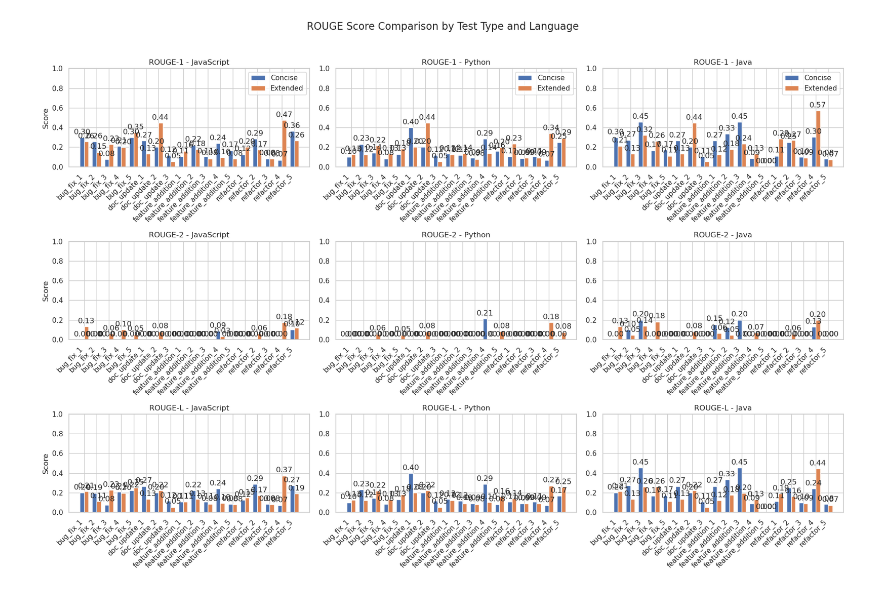
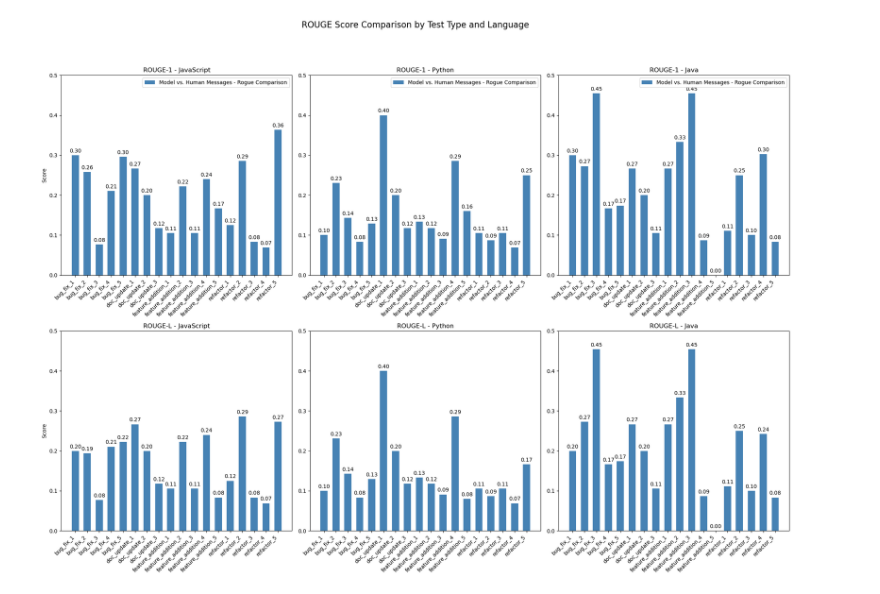
Before and after one commit to geoskimoto/commit-message-generator-api, a Jupyter notebook: Evaluation/Rouge.ipynb, the cells around one changed output. Saved outputs shown, nothing was run; the diff lists cells and outputs as text; code cells hidden in the pictures.

Commit message:
edited eval plots

```diff
--- a/Evaluation/Rouge.ipynb
+++ b/Evaluation/Rouge.ipynb
@@ -16,34 +16,34 @@ human_msgs_extended = df['human - extended'].astype(str)
 df['model'] = df['model'].apply(lambda x: re.sub(r'^.*?:\s*', '', str(x)))
 # %%
 # Initialize scorer with ROUGE-1, ROUGE-2, and ROUGE-L
-scorer = rouge_scorer.RougeScorer(['rouge1', 'rouge2', 'rougeL'], use_stemmer=True)
+scorer = rouge_scorer.RougeScorer(['rouge1', 'rougeL'], use_stemmer=True)
 
 rouge1_concise_scores = []
-rouge2_concise_scores = []
+# rouge2_concise_scores = []
 rougeL_concise_scores = []
 
 rouge1_extended_scores = []
-rouge2_extended_scores = []
+# rouge2_extended_scores = []
 rougeL_extended_scores = []
 
 for model, human in zip(model_msgs, human_msgs_concise):
     scores = scorer.score(human, model)
     rouge1_concise_scores.append(scores['rouge1'].fmeasure)
-    rouge2_concise_scores.append(scores['rouge2'].fmeasure)
+    # rouge2_concise_scores.append(scores['rouge2'].fmeasure)
     rougeL_concise_scores.append(scores['rougeL'].fmeasure)
 
 for model, human in zip(model_msgs, human_msgs_extended):
     scores = scorer.score(human, model)
     rouge1_extended_scores.append(scores['rouge1'].fmeasure)
-    rouge2_extended_scores.append(scores['rouge2'].fmeasure)
+    # rouge2_extended_scores.append(scores['rouge2'].fmeasure)
     rougeL_extended_scores.append(scores['rougeL'].fmeasure)
 
 print(f"Average concise ROUGE-1 F1: {np.mean(rouge1_concise_scores):.4f}")
-print(f"Average concise ROUGE-2 F1: {np.mean(rouge2_concise_scores):.4f}")
+# print(f"Average concise ROUGE-2 F1: {np.mean(rouge2_concise_scores):.4f}")
 print(f"Average concise ROUGE-L F1: {np.mean(rougeL_concise_scores):.4f}")
 
 print(f"Average extended ROUGE-1 F1: {np.mean(rouge1_extended_scores):.4f}")
-print(f"Average extended ROUGE-2 F1: {np.mean(rouge2_extended_scores):.4f}")
+# print(f"Average extended ROUGE-2 F1: {np.mean(rouge2_extended_scores):.4f}")
 print(f"Average extended ROUGE-L F1: {np.mean(rougeL_extended_scores):.4f}")
 # %% [output]
 Average concise ROUGE-1 F1: 0.1894
@@ -54,11 +52,11 @@ Average extended ROUGE-2 F1: 0.0434
 Average extended ROUGE-L F1: 0.1572
 # %%
 df['concise msg ROUGE-1'] = rouge1_concise_scores
-df['concise msg ROUGE-2'] = rouge2_concise_scores
+# df['concise msg ROUGE-2'] = rouge2_concise_scores
 df['concise msg ROUGE-L'] = rougeL_concise_scores
 
 df['extended msg ROUGE-1'] = rouge1_extended_scores
-df['extended msg ROUGE-2'] = rouge2_extended_scores
+# df['extended msg ROUGE-2'] = rouge2_extended_scores
 df['extended msg ROUGE-L'] = rougeL_extended_scores
 # Save to Excel or CSV
 df.to_excel('commit_message_rouge_scores.xlsx', index=False)
@@ -112,7 +126,7 @@ import numpy as np
 
 try:
     for df in [javascript_tests, python_tests, java_tests]:
-        for test in ['ROUGE-1', 'ROUGE-2', 'ROUGE-L']:
+        for test in ['ROUGE-1', 'ROUGE-L']:
             # Shorten column names for ease
             # df = df.rename(columns={
             #     "concise msg ROUGE-L": "concise",
@@ -127,7 +141,7 @@ try:
 
             # Plot bars
             bars1 = ax.bar(x - width/2, df[f"concise msg {test}"], width, label='Concise Message ROUGE-L')
-            bars2 = ax.bar(x + width/2, df[f"extended msg {test}"], width, label='Extended Message ROUGE-L')
+            # bars2 = ax.bar(x + width/2, df[f"extended msg {test}"], width, label='Extended Message ROUGE-L')
 
 
             ax.set_ylabel(f'{test} Score')
@@ -150,6 +164,7 @@ try:
             add_labels(bars2)
 
             plt.tight_layout()
+            plt.savefig(f'{language} - {test} - all tests')
             plt.show()
 except Exception as e:
     print(e)
@@ -172,47 +184,46 @@ import numpy as np
 # Define your test sets
 datasets = [javascript_tests, python_tests, java_tests]
 languages = ['JavaScript', 'Python', 'Java']
-rouge_tests = ['ROUGE-1', 'ROUGE-2', 'ROUGE-L']
+rouge_tests = ['ROUGE-1', 'ROUGE-L']  # Removed ROUGE-2
 
-fig, axs = plt.subplots(nrows=3, ncols=3, figsize=(18, 12))
+fig, axs = plt.subplots(nrows=2, ncols=3, figsize=(20, 14))
 fig.subplots_adjust(hspace=0.6, wspace=0.4)
 
 for col, df in enumerate(datasets):
     for row, test in enumerate(rouge_tests):
         ax = axs[row, col]
 
         x = np.arange(len(df["test_name"]))
-        width = 0.35
+        width = 0.6  # Slightly wider bars since we're only using one set
 
-        bars1 = ax.bar(x - width/2, df[f"concise msg {test}"], width, label='Concise')
-        bars2 = ax.bar(x + width/2, df[f"extended msg {test}"], width, label='Extended')
+        bars = ax.bar(x, df[f"concise msg {test}"], width, label='Model vs. Human Messages - Rogue Comparison', color='steelblue')
 
         ax.set_title(f'{test} - {languages[col]}')
         ax.set_xticks(x)
         ax.set_xticklabels(df["test_name"], rotation=45, ha="right")
-        ax.set_ylim(0, 1)
+        ax.set_ylim(0, .5)
         if col == 0:
             ax.set_ylabel("Score")
         if row == 0:
             ax.legend(loc='upper right')
 
         def add_labels(bars):
             for bar in bars:
                 height = bar.get_height()
                 ax.annotate(f'{height:.2f}',
                             xy=(bar.get_x() + bar.get_width() / 2, height),
                             xytext=(0, 3),
                             textcoords="offset points",
                             ha='center', va='bottom')
 
-        add_labels(bars1)
-        add_labels(bars2)
+        add_labels(bars)
 
-plt.suptitle("ROUGE Score Comparison by Test Type and Language", fontsize=16, y=1.02)
+plt.suptitle("ROUGE Score Comparison by Test Type and Language", fontsize=16, y=1.05)
+plt.savefig("ROUGE Score Comparison by Test Type and Language")
 plt.tight_layout()
 plt.show()
 # %% [output]
-[figure, old version]
+[figure, new version]
 # %%
 import matplotlib.pyplot as plt
 import numpy as np
```
Also changed, not shown: parts of 9 cells of this notebook, 13 other files.
